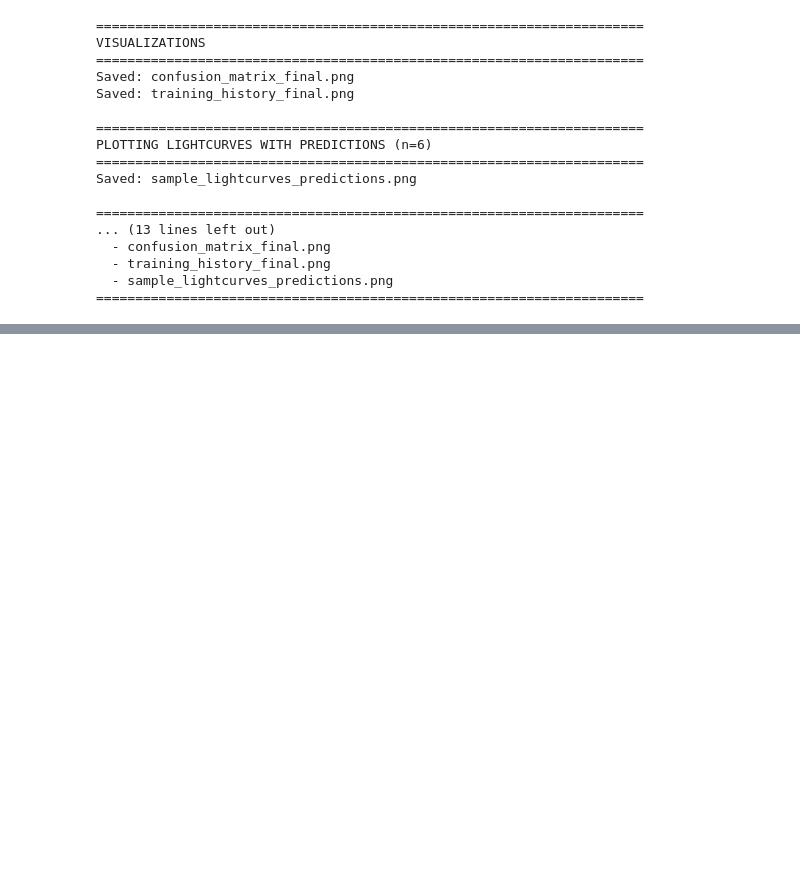
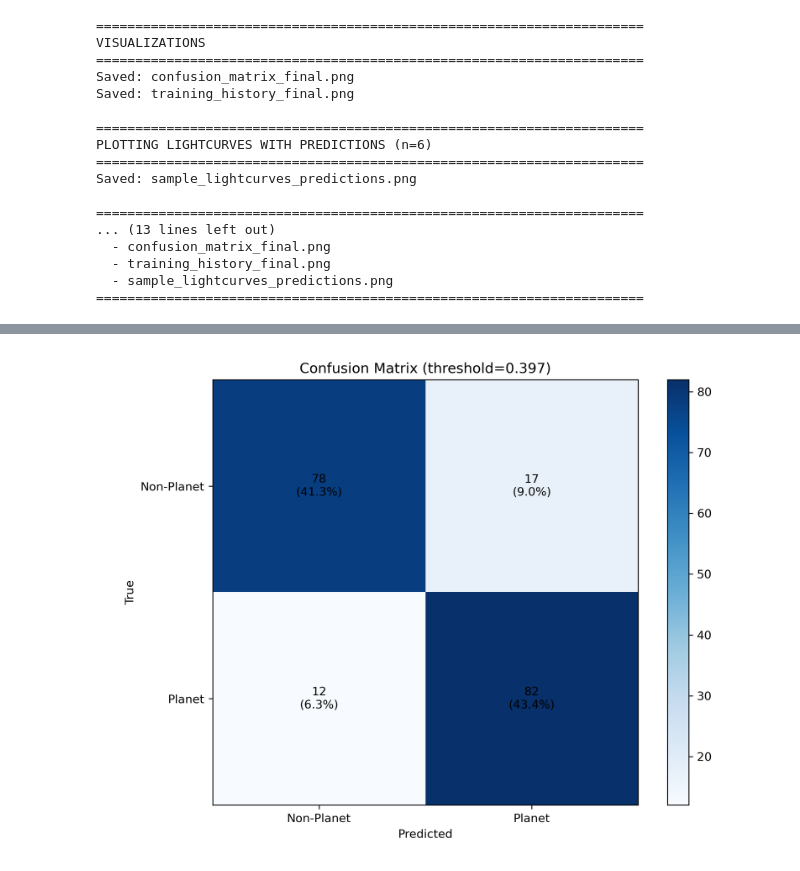
Before and after one commit to doddamre/HIPPO-C, a Jupyter notebook: Assignment2_taskF.ipynb, the cells around one changed output, grey strips where cells are left out. Saved outputs shown, nothing was run; the diff lists cells and outputs as text; code cells hidden in the pictures; blank space fills up the shorter version.

```diff
--- a/Assignment2_taskF.ipynb
+++ b/Assignment2_taskF.ipynb
@@ -661,0 +874,5 @@ Model: "sequential"
+# %%
+from IPython.display import Image, display
+display(Image('confusion_matrix_final_config3_deeper.png'))
+# %% [output]
+[figure, added]
```
Also changed, not shown: parts of 15 cells of this notebook, 19 other files.
